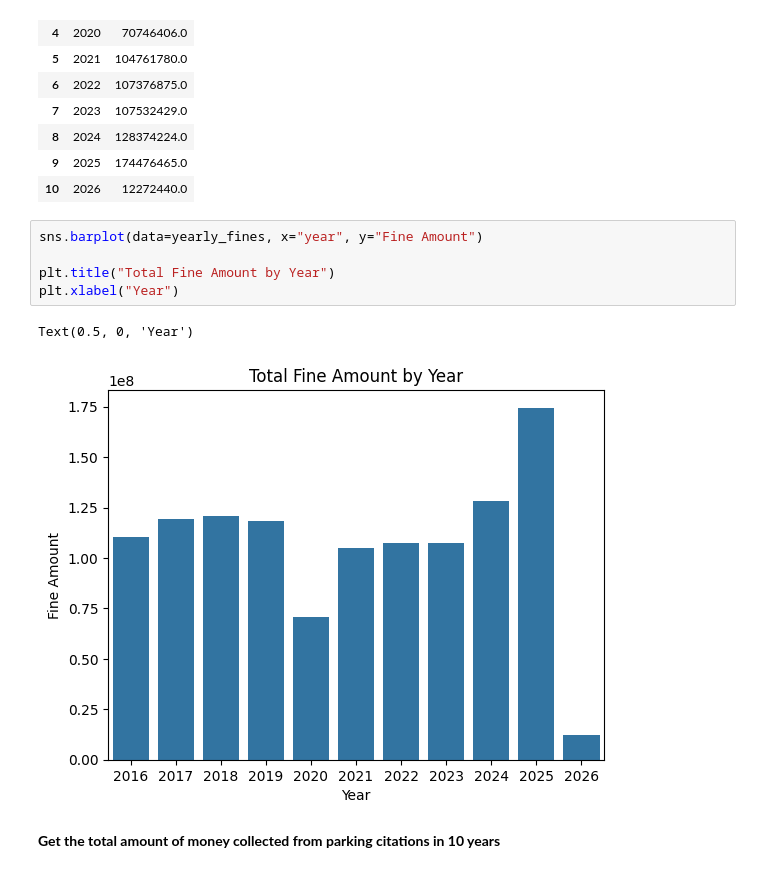
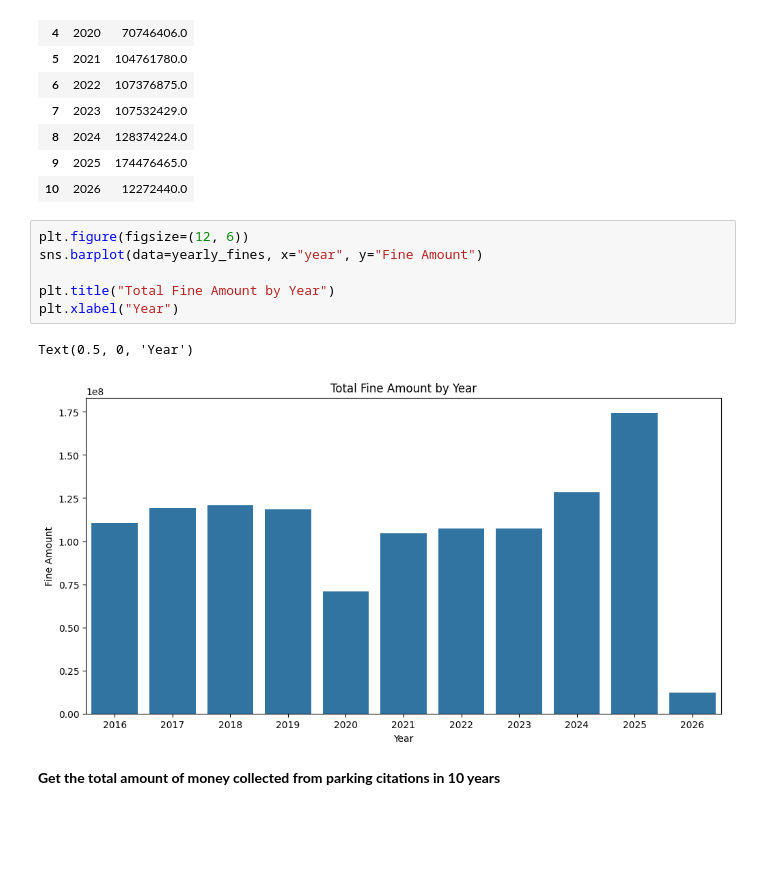
Before and after one commit to sjsu-cs122-s26/ZeninClan-sf-parking-citation-analysis, a Jupyter notebook: notebooks/final.ipynb, the cells around one changed output. Saved outputs shown, nothing was run; the diff lists cells and outputs as text; blank space fills up the shorter version.

```diff
--- a/notebooks/final.ipynb
+++ b/notebooks/final.ipynb
@@ -258,13 +258,14 @@ yearly_fines #get fines by year
 | 9 | 2025 | 174476465.0 |
 | 10 | 2026 | 12272440.0 |
 # %%
+plt.figure(figsize=(12, 6))
 sns.barplot(data=yearly_fines, x="year", y="Fine Amount")
 
 plt.title("Total Fine Amount by Year")
 plt.xlabel("Year")
 # %% [output]
 Text(0.5, 0, 'Year')
-[figure, old version]
+[figure, new version]
 # %% [markdown]
 **Get the total amount of money collected from parking citations in 10 years**
 # %%
```
Also changed, not shown: parts of 7 cells of this notebook, 1 other file.
